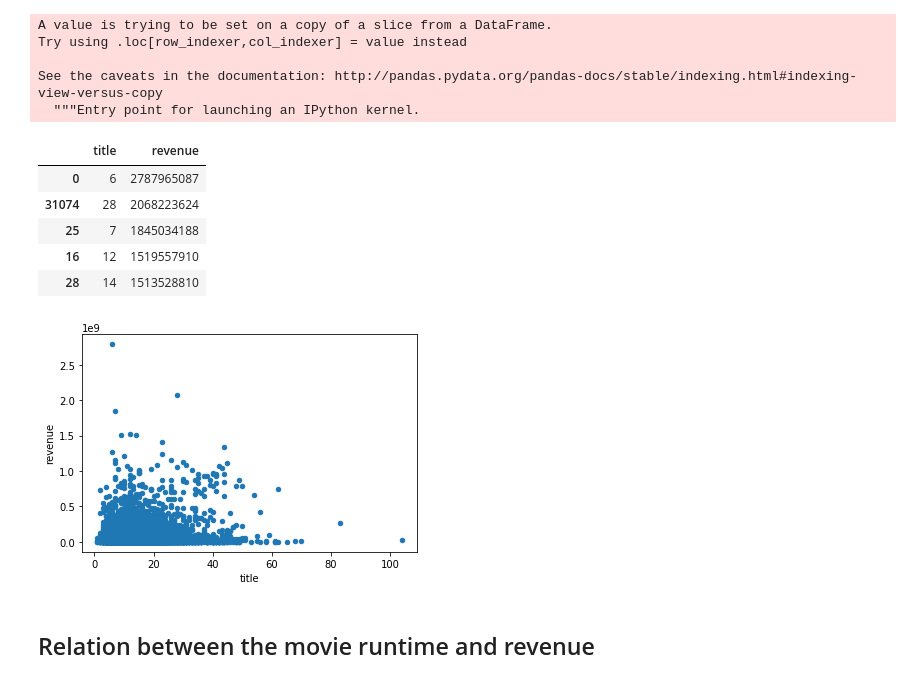
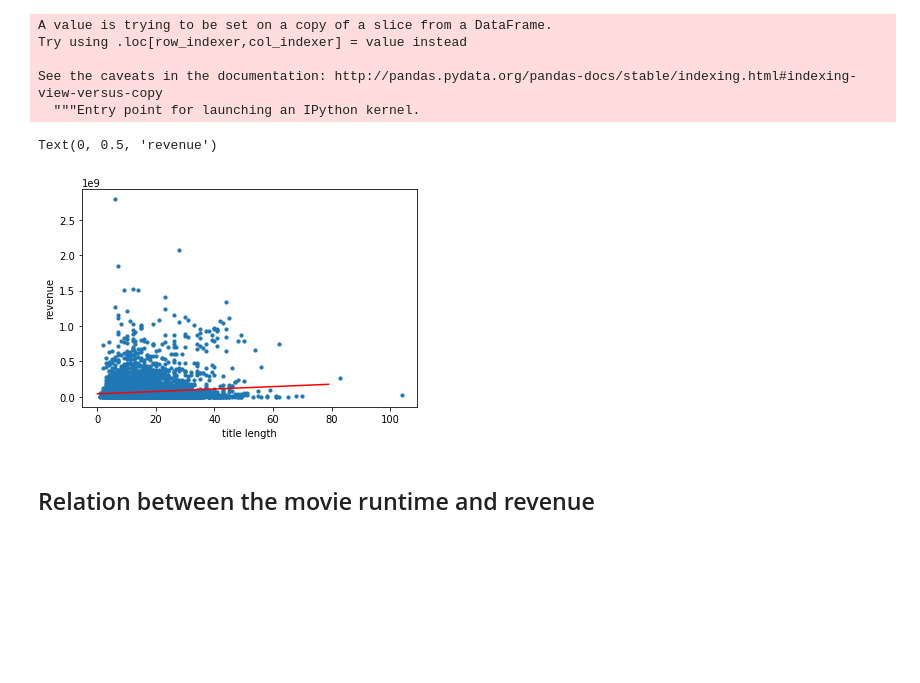
Before and after one commit to COGS108/MyFirstPullRequest, a Jupyter notebook: Data_analysis.ipynb, the cells around one changed output. Saved outputs shown, nothing was run; the diff lists cells and outputs as text; code cells hidden in the pictures; blank space fills up the shorter version.

```diff
--- a/Data_analysis.ipynb
+++ b/Data_analysis.ipynb
@@ -48,19 +48,18 @@ Try using .loc[row_indexer,col_indexer] = value instead
 
 See the caveats in the documentation: http://pandas.pydata.org/pandas-docs/stable/indexing.html#indexing-view-versus-copy
   """Entry point for launching an IPython kernel.
-# %%
-lenth_rev.head(5)
-# %% [output]
-|  | title | revenue |
-| 0 | 6 | 2787965087 |
-| 31074 | 28 | 2068223624 |
-| 25 | 7 | 1845034188 |
-| 16 | 12 | 1519557910 |
-| 28 | 14 | 1513528810 |
-# %%
-fig = lenth_rev.plot.scatter(y='revenue',x='title')
-# %% [output]
-[figure, removed]
+# %%
+a1, b1 = np.polyfit(lenth_rev['title'], lenth_rev['revenue'], 1)
+title_len = np.arange(0,80,dtype = 'float')
+pred_rev = title_len * a1 + b1
+# %%
+plt.scatter(x = lenth_rev['title'], y = lenth_rev['revenue'], s=10)
+plt.plot(title_len, pred_rev, linestyle='-',color = "red")
+plt.xlabel('title length')
+plt.ylabel('revenue')
+# %% [output]
+Text(0, 0.5, 'revenue')
+[figure, added]
 # %% [markdown]
 ## Relation between the movie runtime and revenue
 # %%
```
Also changed, not shown: parts of 19 cells of this notebook.
